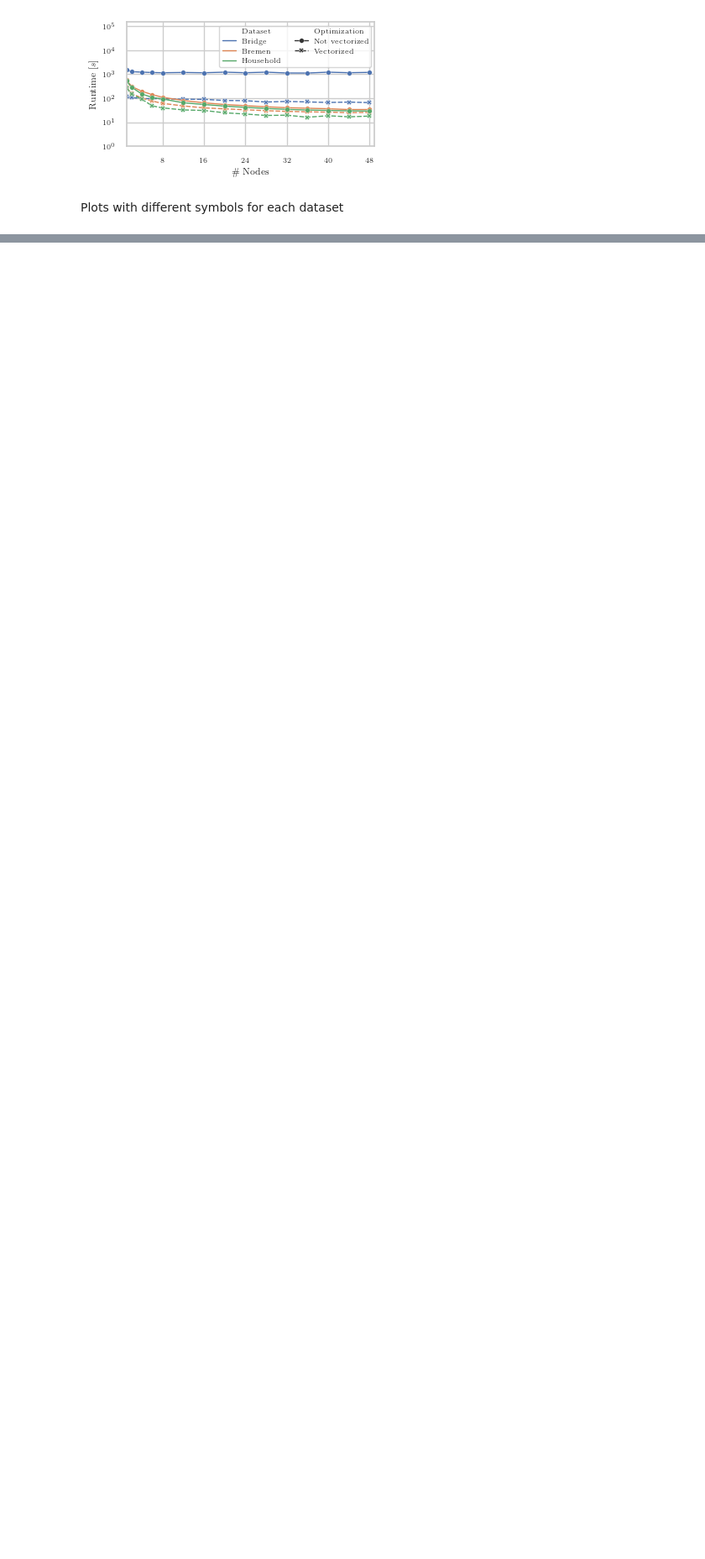
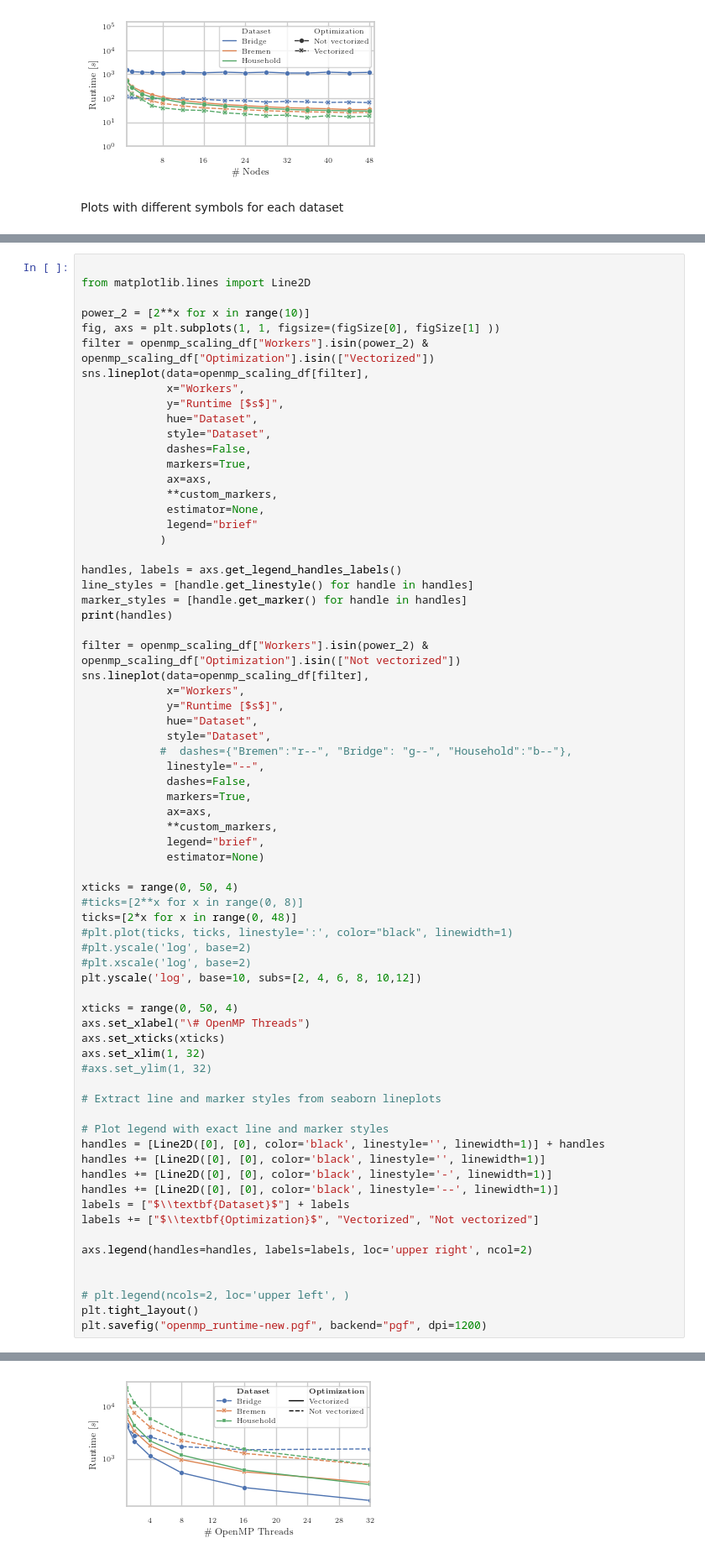
Before and after one commit to JosephArnold/hpdbscan, a Jupyter notebook: plots/VHPDBSCAN-plot.ipynb, the cells around one changed output, grey strips where cells are left out. Shown at 84% size. Saved outputs shown, nothing was run; the diff lists cells and outputs as text; blank space fills up the shorter version.

Commit message:
Updated runtime plots

```diff
--- a/plots/VHPDBSCAN-plot.ipynb
+++ b/plots/VHPDBSCAN-plot.ipynb
@@ -557,3 +543,74 @@ plt.savefig("hybrid_scaling_new.pgf", backend="pgf", dpi=1200)
 # %% [output]
 [<matplotlib.lines.Line2D object at 0x...>, <matplotlib.lines.Line2D object at 0x...>, <matplotlib.lines.Line2D object at 0x...>]
 [figure]
+# %%
+
+from matplotlib.lines import Line2D
+
+power_2 = [2**x for x in range(10)]
+fig, axs = plt.subplots(1, 1, figsize=(figSize[0], figSize[1] ))
+filter = openmp_scaling_df["Workers"].isin(power_2) & openmp_scaling_df["Optimization"].isin(["Vectorized"])
+sns.lineplot(data=openmp_scaling_df[filter],
+             x="Workers",
+             y="Runtime [$s$]",
+             hue="Dataset",
+             style="Dataset",
+             dashes=False,
+             markers=True,
+             ax=axs,
+             **custom_markers,
+             estimator=None,
+             legend="brief"
+            )
+
+handles, labels = axs.get_legend_handles_labels()
+line_styles = [handle.get_linestyle() for handle in handles]
+marker_styles = [handle.get_marker() for handle in handles]
+print(handles)
+
+filter = openmp_scaling_df["Workers"].isin(power_2) & openmp_scaling_df["Optimization"].isin(["Not vectorized"])
+sns.lineplot(data=openmp_scaling_df[filter],
+             x="Workers",
+             y="Runtime [$s$]",
+             hue="Dataset",
+             style="Dataset",
+            #  dashes={"Bremen":"r--", "Bridge": "g--", "Household":"b--"},
+             linestyle="--",
+             dashes=False,
+             markers=True,
+             ax=axs,
+             **custom_markers,
+             legend="brief",
+             estimator=None)
+
+xticks = range(0, 50, 4)
+#ticks=[2**x for x in range(0, 8)]
+ticks=[2*x for x in range(0, 48)]
+#plt.plot(ticks, ticks, linestyle=':', color="black", linewidth=1)
+#plt.yscale('log', base=2)
+#plt.xscale('log', base=2)
+plt.yscale('log', base=10, subs=[2, 4, 6, 8, 10,12])
+
+xticks = range(0, 50, 4)
+axs.set_xlabel("\# OpenMP Threads")
+axs.set_xticks(xticks)
+axs.set_xlim(1, 32)
+#axs.set_ylim(1, 32)
+
+# Extract line and marker styles from seaborn lineplots
+
+# Plot legend with exact line and marker styles
+handles = [Line2D([0], [0], color='black', linestyle='', linewidth=1)] + handles
+handles += [Line2D([0], [0], color='black', linestyle='', linewidth=1)]
+handles += [Line2D([0], [0], color='black', linestyle='-', linewidth=1)]
+handles += [Line2D([0], [0], color='black', linestyle='--', linewidth=1)]
+labels = ["$\\textbf{Dataset}$"] + labels
+labels += ["$\\textbf{Optimization}$", "Vectorized", "Not vectorized"]
+
+axs.legend(handles=handles, labels=labels, loc='upper right', ncol=2)
+
+
+# plt.legend(ncols=2, loc='upper left', )
+plt.tight_layout()
+plt.savefig("openmp_runtime-new.pgf", backend="pgf", dpi=1200)
+# %% [output]
@@ -559,0 +618 @@ plt.savefig("hybrid_scaling_new.pgf", backend="pgf", dpi=1200)
+[figure, added]
```
Also changed, not shown: parts of 6 cells of this notebook.
